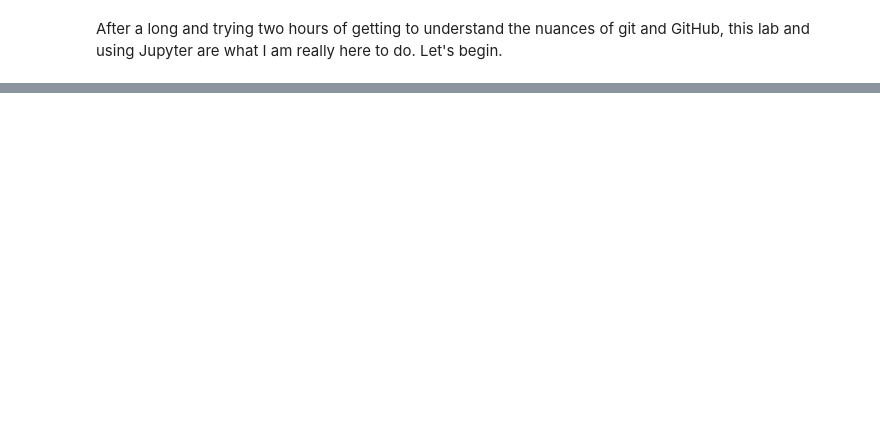
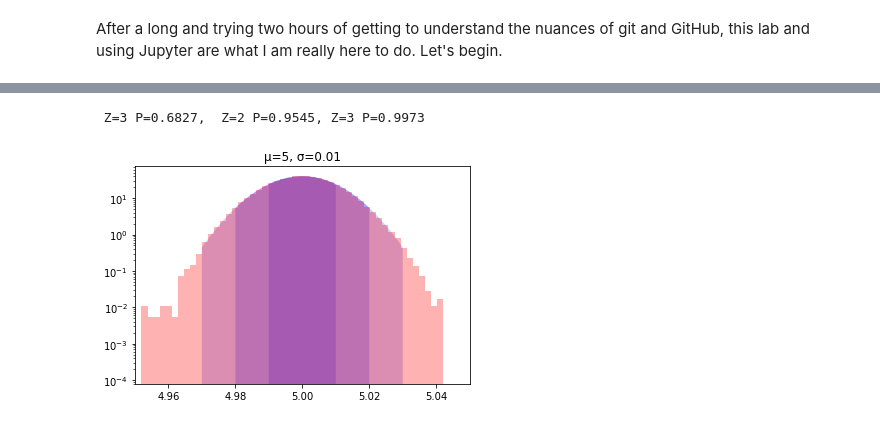
Before and after one commit to maverickmillican/Phys_434_Millican, a Jupyter notebook: Lab1_Millican.ipynb, the cells around one changed output, grey strips where cells are left out. Drawn from its saved outputs; the diff is of its cells as text; code cells hidden in the pictures; blank space fills up the shorter version.

Commit message:
More updates. I've added a bunch of plots and their sigma shaders. Now currently working on part 3

```diff
--- a/Lab1_Millican.ipynb
+++ b/Lab1_Millican.ipynb
@@ -17,0 +22,21 @@ ax.plot(x, norm.pdf(x),
+# %%
+mu = 5; sigma = .01
+d = stats.norm.rvs(loc = mu, scale = sigma, size = 100000)
+fig, ax = plt.subplots(1, 1)
+ax.set_title(f'\u03BC={mu}, \u03C3={sigma}')
+ax.hist(d,50, density=True, color = 'r', alpha = .3)
+ax.tick_params(labelsize = 10)
+ax.set_xlim([mu-5*sigma,mu+5*sigma])
+x = np.linspace(mu-5*sigma,mu+5*sigma,1000)
+ax.plot(x,stats.norm.pdf(x,loc = 5., scale = 0.01),linewidth = 3,alpha = 0)
+int_base3 = np.linspace(mu-3*sigma,mu+3*sigma,1000)
+int_base2 = np.linspace(mu-2*sigma,mu+2*sigma,1000)
+int_base1 = np.linspace(mu-1*sigma,mu+1*sigma,1000)
+ax.fill_between(int_base1, stats.norm.pdf(int_base1,loc = mu, scale = sigma), color = 'b', linewidth = 0, alpha = .2)
+ax.fill_between(int_base2, stats.norm.pdf(int_base2,loc = mu, scale = sigma), color = 'b', linewidth = 0, alpha = .2)
+ax.fill_between(int_base3, stats.norm.pdf(int_base3,loc = mu, scale = sigma), color = 'b', linewidth = 0, alpha = .2)
+plt.yscale('log')
+print(f' Z=3 P={1 - ((1 - stats.norm.cdf(mu+1*sigma, loc = mu, scale = sigma)) * 2):.4f},  Z=2 P={1 - ((1 - stats.norm.cdf(mu+2*sigma, loc = mu, scale = sigma)) * 2):.4f}, Z=3 P={1 - ((1 - stats.norm.cdf(mu+3*sigma, loc = mu, scale = sigma)) * 2):.4f}')
+# %% [output]
+ Z=3 P=0.6827,  Z=2 P=0.9545, Z=3 P=0.9973
+[figure, added]
```
Also changed, not shown: parts of 23 cells of this notebook.
